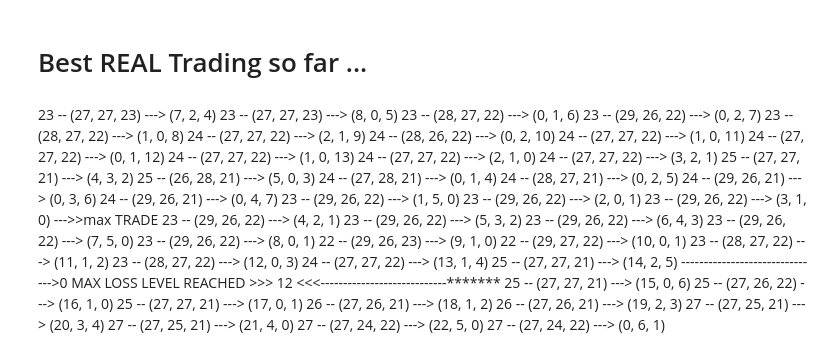
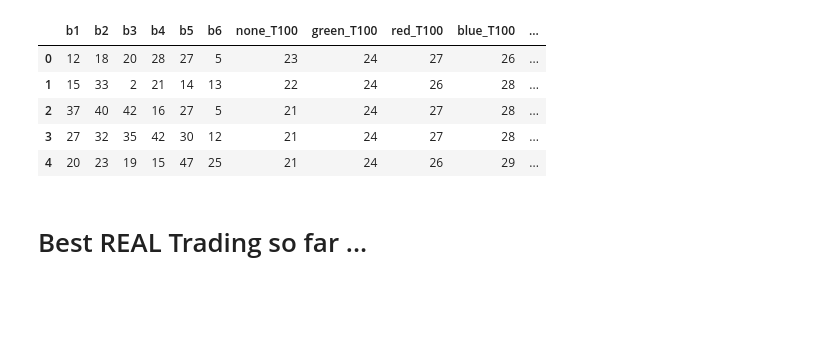
Before and after one commit to CJay-Cipher/virtual_football_league_predictor, a Jupyter notebook: colour_auto_trader.ipynb, the cells around one changed output. Drawn from its saved outputs; the diff is of its cells as text; code cells hidden in the pictures; blank space fills up the shorter version.

```diff
--- a/colour_auto_trader.ipynb
+++ b/colour_auto_trader.ipynb
@@ -740,6 +718,15 @@ df['colours'] = df['colours'].astype(str)
 
 # Save the DataFrame as a CSV file
 df.to_csv('colour_records/rec_44_new.csv', index=False)
+# %%
+df.head()
+# %% [output]
+|  | b1 | b2 | b3 | b4 | b5 | b6 | none_T100 | green_T100 | red_T100 | blue_T100 | ... |
+| 0 | 12 | 18 | 20 | 28 | 27 | 5 | 23 | 24 | 27 | 26 | ... |
+| 1 | 15 | 33 | 2 | 21 | 14 | 13 | 22 | 24 | 26 | 28 | ... |
+| 2 | 37 | 40 | 42 | 16 | 27 | 5 | 21 | 24 | 27 | 28 | ... |
+| 3 | 27 | 32 | 35 | 42 | 30 | 12 | 21 | 24 | 27 | 28 | ... |
+| 4 | 20 | 23 | 19 | 15 | 47 | 25 | 21 | 24 | 26 | 29 | ... |
 # %% [markdown]
 # Best REAL Trading so far ...
 # %%
@@ -1144,43 +1130,0 @@ df.to_csv('colour_records/rec_44_new.csv', index=False)
-# %% [markdown]
-23 -- (27, 27, 23) ---> (7, 2, 4)
-23 -- (27, 27, 23) ---> (8, 0, 5)
-23 -- (28, 27, 22) ---> (0, 1, 6)
-23 -- (29, 26, 22) ---> (0, 2, 7)
-23 -- (28, 27, 22) ---> (1, 0, 8)
-24 -- (27, 27, 22) ---> (2, 1, 9)
-24 -- (28, 26, 22) ---> (0, 2, 10)
-24 -- (27, 27, 22) ---> (1, 0, 11)
-24 -- (27, 27, 22) ---> (0, 1, 12)
-24 -- (27, 27, 22) ---> (1, 0, 13)
-24 -- (27, 27, 22) ---> (2, 1, 0)
-24 -- (27, 27, 22) ---> (3, 2, 1)
-25 -- (27, 27, 21) ---> (4, 3, 2)
-25 -- (26, 28, 21) ---> (5, 0, 3)
-24 -- (27, 28, 21) ---> (0, 1, 4)
-24 -- (28, 27, 21) ---> (0, 2, 5)
-24 -- (29, 26, 21) ---> (0, 3, 6)
-24 -- (29, 26, 21) ---> (0, 4, 7)
-23 -- (29, 26, 22) ---> (1, 5, 0)
-23 -- (29, 26, 22) ---> (2, 0, 1)
-23 -- (29, 26, 22) ---> (3, 1, 0) --->>max TRADE
-23 -- (29, 26, 22) ---> (4, 2, 1)
-23 -- (29, 26, 22) ---> (5, 3, 2)
-23 -- (29, 26, 22) ---> (6, 4, 3)
-23 -- (29, 26, 22) ---> (7, 5, 0)
-23 -- (29, 26, 22) ---> (8, 0, 1)
-22 -- (29, 26, 23) ---> (9, 1, 0)
-22 -- (29, 27, 22) ---> (10, 0, 1)
-23 -- (28, 27, 22) ---> (11, 1, 2)
-23 -- (28, 27, 22) ---> (12, 0, 3)
-24 -- (27, 27, 22) ---> (13, 1, 4)
-25 -- (27, 27, 21) ---> (14, 2, 5)
-------------------------------->0 MAX LOSS LEVEL REACHED >>> 12 <<<----------------------------*******
-25 -- (27, 27, 21) ---> (15, 0, 6)
-25 -- (27, 26, 22) ---> (16, 1, 0)
-25 -- (27, 27, 21) ---> (17, 0, 1)
-26 -- (27, 26, 21) ---> (18, 1, 2)
-26 -- (27, 26, 21) ---> (19, 2, 3)
-27 -- (27, 25, 21) ---> (20, 3, 4)
-27 -- (27, 25, 21) ---> (21, 4, 0)
-27 -- (27, 24, 22) ---> (22, 5, 0)
-27 -- (27, 24, 22) ---> (0, 6, 1)
```
Also changed, not shown: parts of 3 cells of this notebook, 9 other files.
